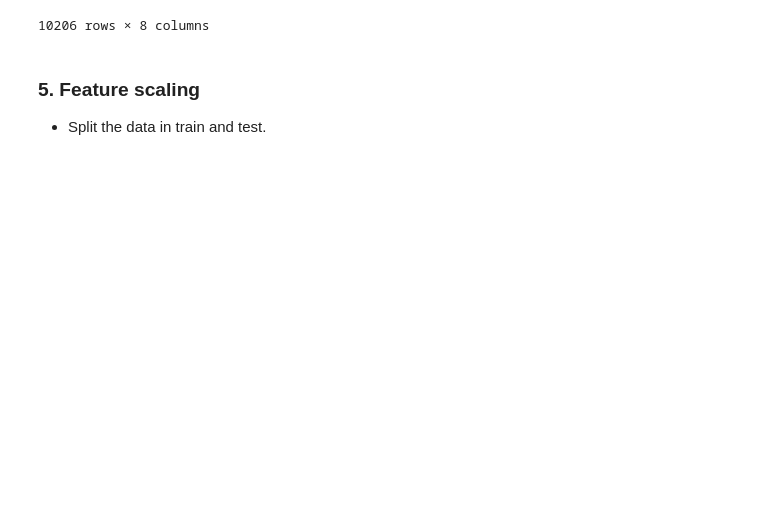
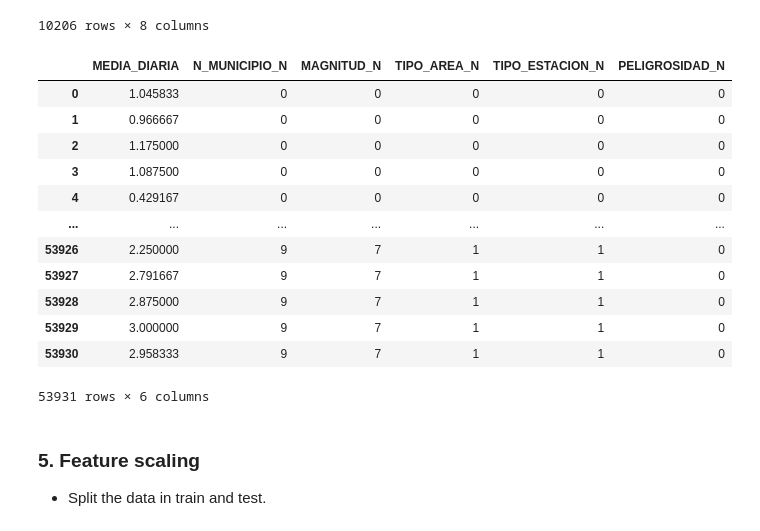
Before and after one commit to Pilizmt/Final-project-air-quality, a Jupyter notebook: notebooks/EDA_madrid.ipynb, the cells around one changed output. Drawn from its saved outputs; the diff is of its cells as text; code cells hidden in the pictures; blank space fills up the shorter version.

```diff
--- a/notebooks/EDA_madrid.ipynb
+++ b/notebooks/EDA_madrid.ipynb
@@ -387,6 +387,23 @@ madrid_df[madrid_df['PELIGROSIDAD_N'] == 1]
 | 50910 | 40.1672 | -3.27660 | 13.333333 | 13 | 6 | 2 | 0 | ... |
 | 50916 | 40.1672 | -3.27660 | 14.416667 | 13 | 6 | 2 | 0 | ... |
 10206 rows × 8 columns
+# %%
+madrid_df = madrid_df.drop(['LATITUD', 'LONGITUD'], axis= 1)
+madrid_df
+# %% [output]
+|  | MEDIA_DIARIA | N_MUNICIPIO_N | MAGNITUD_N | TIPO_AREA_N | TIPO_ESTACION_N | PELIGROSIDAD_N |
+| 0 | 1.045833 | 0 | 0 | 0 | 0 | 0 |
+| 1 | 0.966667 | 0 | 0 | 0 | 0 | 0 |
+| 2 | 1.175000 | 0 | 0 | 0 | 0 | 0 |
+| 3 | 1.087500 | 0 | 0 | 0 | 0 | 0 |
+| 4 | 0.429167 | 0 | 0 | 0 | 0 | 0 |
+| ... | ... | ... | ... | ... | ... | ... |
+| 53926 | 2.250000 | 9 | 7 | 1 | 1 | 0 |
+| 53927 | 2.791667 | 9 | 7 | 1 | 1 | 0 |
+| 53928 | 2.875000 | 9 | 7 | 1 | 1 | 0 |
+| 53929 | 3.000000 | 9 | 7 | 1 | 1 | 0 |
+| 53930 | 2.958333 | 9 | 7 | 1 | 1 | 0 |
+53931 rows × 6 columns
 # %% [markdown]
 ### **5. Feature scaling**
 
```
Also changed, not shown: parts of 1 cell of this notebook.
